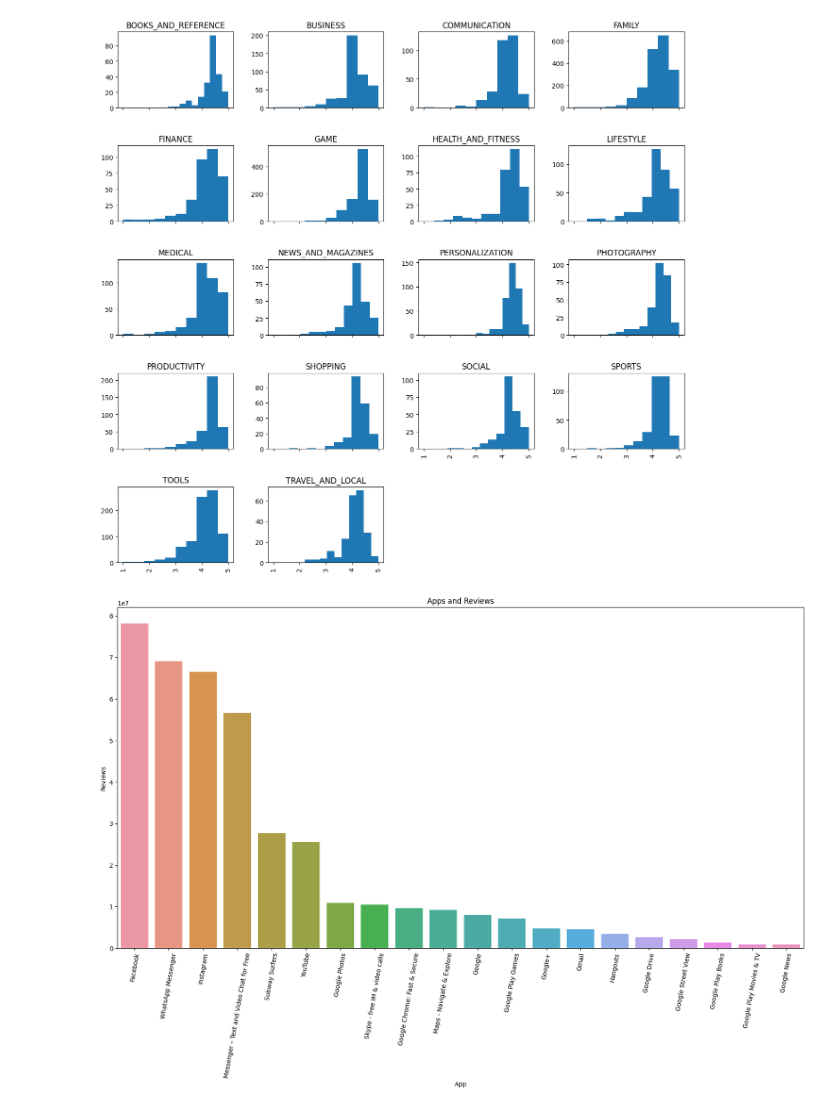
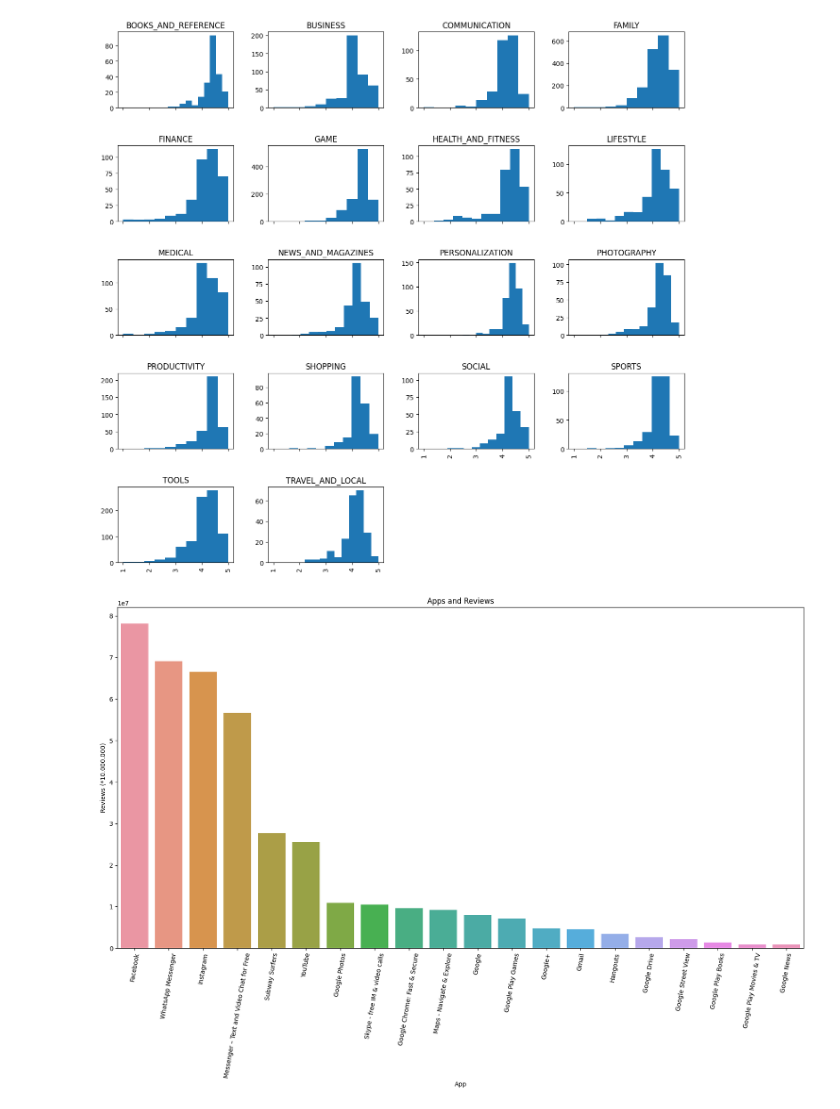
Before and after one commit to Burakabdi/Google-Playstore-Dataset-EDA, a Jupyter notebook: code.ipynb, the cells around one changed output. Cells and saved outputs as stored; diff of their text form; code cells hidden in the pictures.

Commit message:
some plotting added

```diff
--- a/code.ipynb
+++ b/code.ipynb
@@ -182,6 +182,8 @@ df['Size'] = df.Size.str.replace("M","000")
 df['Size'] = df.Size.str.replace("k","")
 df['Size'] = df.Size.replace("1,000+",1000)
 df['Size'] = df['Size'].astype(float)
+df["Size"] = df["Size"].fillna(df.groupby("Category")["Size"].transform("mean"))
+df["Size"] = df["Size"].apply(lambda x: x / 1024).apply(lambda x: round(x, 3))
 df['Size'].dtype
 # %% [output]
 dtype('float64')
@@ -273,29 +275,29 @@ array = groups['Rating'].hist(by=groups['Category'], sharex=True, figsize=(15,15
 # %%
 # Most Installed Apps & Reviews
 
 app_list = list(sorted_by_installs["App"].head(20))
 app_review = []
 
 for i in app_list:
     x = sorted_by_installs[sorted_by_installs["App"] == i]
     if (len(x) != 0):
         review = sum(x.Reviews)/len(x)
         app_review.append(review)
     else:
         review = sum(x.Reviews)
         app_review.append(review)
 
 
 data_app_reviews = pd.DataFrame({'category': app_list,'review':app_review})
 new_index = (data_app_reviews['review'].sort_values(ascending=False)).index.values
 sorted_data = data_app_reviews.reindex(new_index)
 
 plt.figure(figsize=(20,10))
 sns.barplot(x=sorted_data['category'], y=sorted_data['review'])
 plt.xticks(rotation=80)
 plt.xlabel("App")
-plt.ylabel("Reviews")
+plt.ylabel("Reviews (*10.000.000)")
 plt.title("Apps and Reviews")
 plt.show()
 # %% [output]
-[figure, old version]
+[figure, new version]
```
Also changed, not shown: parts of 3 cells of this notebook, 1 other file.
